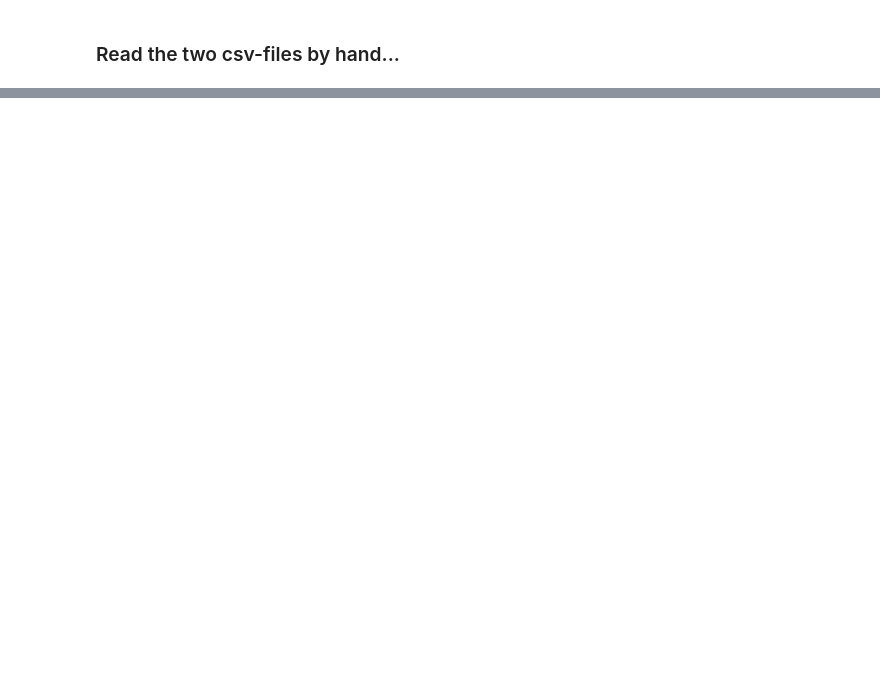
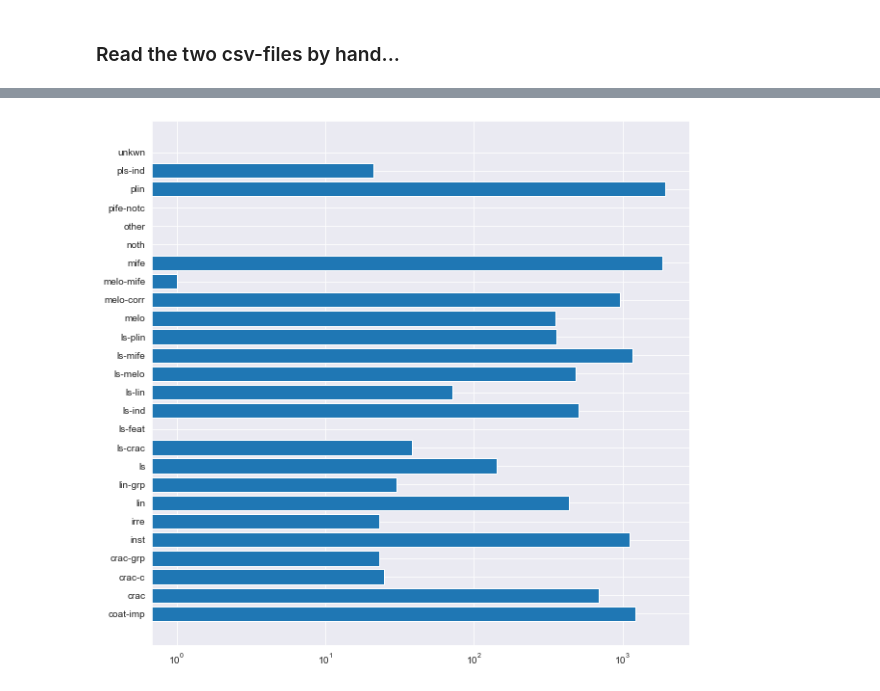
Before and after one commit to docwerder/development, a Jupyter notebook: my_gui_manual_edition/accompying_notebook.ipynb, the cells around one changed output, grey strips where cells are left out. Cells and saved outputs as stored; diff of their text form; code cells hidden in the pictures; blank space fills up the shorter version.

```diff
--- a/my_gui_manual_edition/accompying_notebook.ipynb
+++ b/my_gui_manual_edition/accompying_notebook.ipynb
@@ -126,0 +164,3 @@ overview_available_features
+# %%
+sum_all_features = overview_available_features.groupby('feature')['ctn'].sum()
+sum_all_features_uploaded = overview_available_features.groupby('feature')['uploaded_ctn'].sum()
@@ -126,0 +175,4 @@ overview_available_features
+# %%
+df_all_feature = {'feature': list(sum_all_features.index), 'ctn': list(sum_all_features), 'uploaded_ctn': list(sum_all_features_uploaded)}
+# %%
+df_all_feature = pd.DataFrame(df_all_feature)
@@ -126,0 +199,8 @@ overview_available_features
+# %%
+#plt.barh(df_all_feature['feature'], df_all_feature['ctn'], color=clrs)
+#plt.figure(figsize=(10, 10))
+fig, ax = plt.subplots(figsize=(10, 10))
+plt.barh(df_all_feature['feature'], df_all_feature['uploaded_ctn'])
+ax.set_xscale('log')
+# %% [output]
+[figure, added]
```
Also changed, not shown: parts of 43 cells of this notebook, 1 other file.
